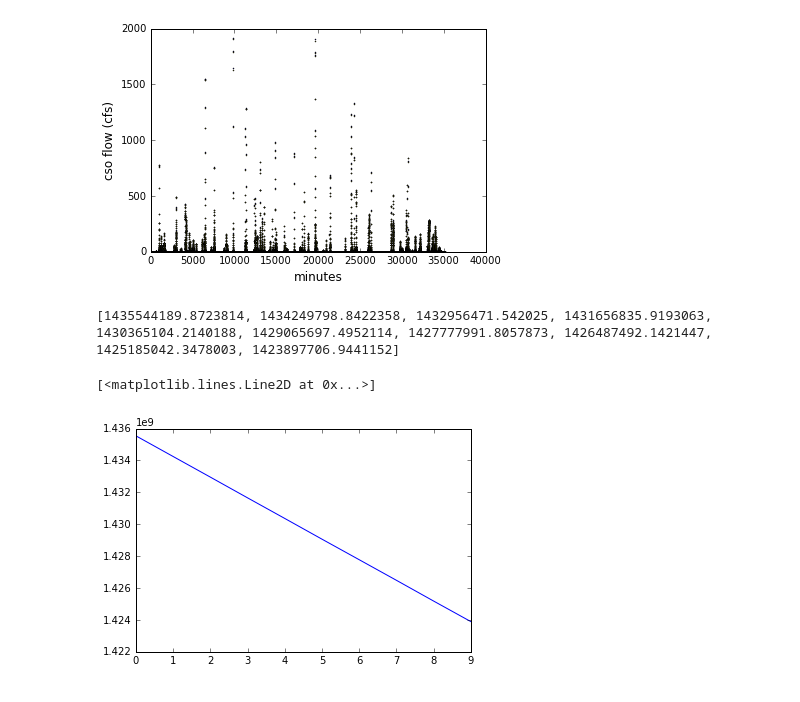
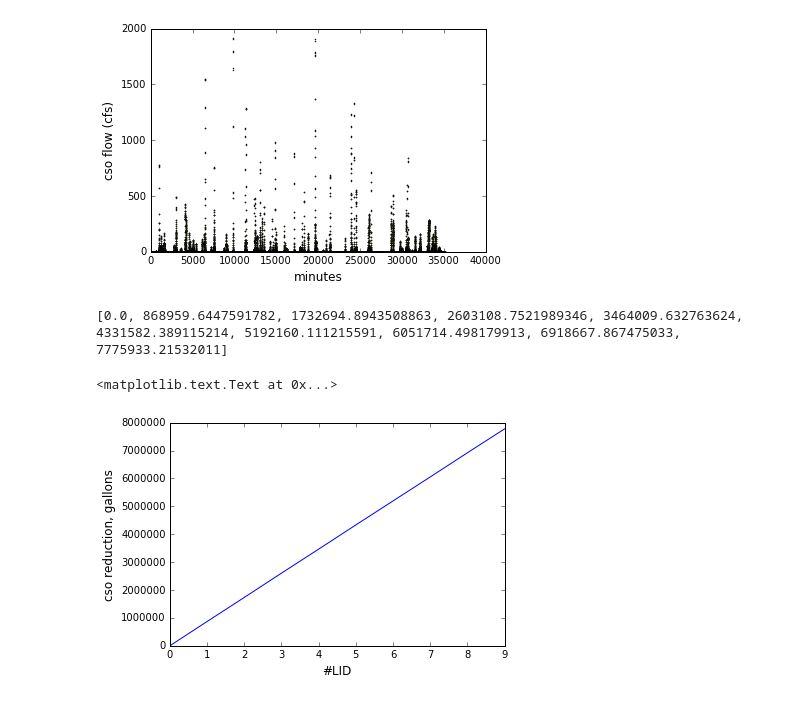
Before and after one commit to amcgarity/SWMMWise, a Jupyter notebook: PWD_Vary_Wakefield_cso_series_plots.ipynb, the cells around one changed output. Drawn from its saved outputs; the diff is of its cells as text; code cells hidden in the pictures.

```diff
--- a/PWD_Vary_Wakefield_cso_series_plots.ipynb
+++ b/PWD_Vary_Wakefield_cso_series_plots.ipynb
@@ -117,11 +117,11 @@ def calculate_cso(outflow_values, ratio):
     hours = 0
     tot_flow = 0
     max_treatment = 3122*ratio #max cfs allowed to treatment
+    #print max_treatment
     tot = len(outflow_values)
     for i in outflow_values: #out_variables is list within list (though outer list is just one element) (cfs/impervious acres)
+        tot_flow += i
         if i > max_treatment:  #ratio method---
-            #print i
-            tot_flow += i
             cso = i - max_treatment # subtracting treated from total outflow
             cso_flow += cso
             hours += 1
@@ -130,16 +130,27 @@ def calculate_cso(outflow_values, ratio):
     #equiv_rat = cso_volume/tot_volume  #equivalency ratio
     treated_volume = tot_volume - cso_volume
     #print tot_volume
-    return cso_volume
+    return {"cso_volume":cso_volume, "tot_volume":tot_volume}
 # %%
 cso_list = []
+tot_vol_list = []
+cso_reduction_list = []
 for i in range(0,10):
-    cso = calculate_cso(results["outflow_series"][i],0.01)
-    cso_list.append(cso)
-print cso_list
-lid_num = range(0,len(cso_list))
-plt.plot(x, cso_list)
+    cso = calculate_cso(results["outflow_series"][i],0.05)
+    cso_list.append(cso["cso_volume"])
+    tot_vol_list.append(cso["tot_volume"])
+    #reduction = cso["tot_volume"] - cso["cso_volume"]
+    #reduction_list.append(reduction)
+for i in range(0,10):
+    original_cso_volume = cso_list[0]
+    cso_reduction = original_cso_volume - cso_list[i]
+    cso_reduction_list.append(cso_reduction)
+print cso_reduction_list
+lid_num = range(0,len(cso_reduction_list))
+plt.plot(lid_num, cso_reduction_list)
+plt.xlabel("#LID",fontsize=12)
+plt.ylabel("cso reduction, gallons",fontsize=12)
 # %% [output]
-[1435544189.8723814, 1434249798.8422358, 1432956471.542025, 1431656835.9193063, 1430365104.2140188, 1429065697.4952114, 1427777991.8057873, 1426487492.1421447, 1425185042.3478003, 1423897706.9441152]
+[0.0, 868959.6447591782, 1732694.8943508863, 2603108.7521989346, 3464009.632763624, 4331582.389115214, 5192160.111215591, 6051714.498179913, 6918667.867475033, 7775933.21532011]
-[<matplotlib.lines.Line2D at 0x...>]
+<matplotlib.text.Text at 0x...>
-[figure, old version]
+[figure, new version]
```
Also changed, not shown: parts of 4 cells of this notebook.
